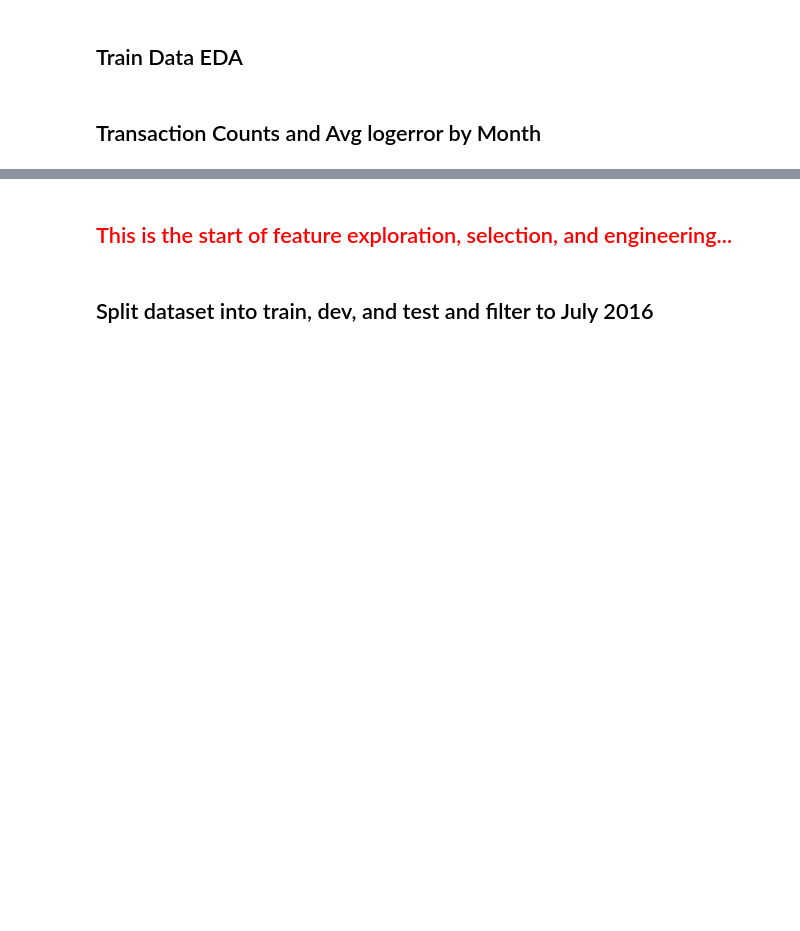
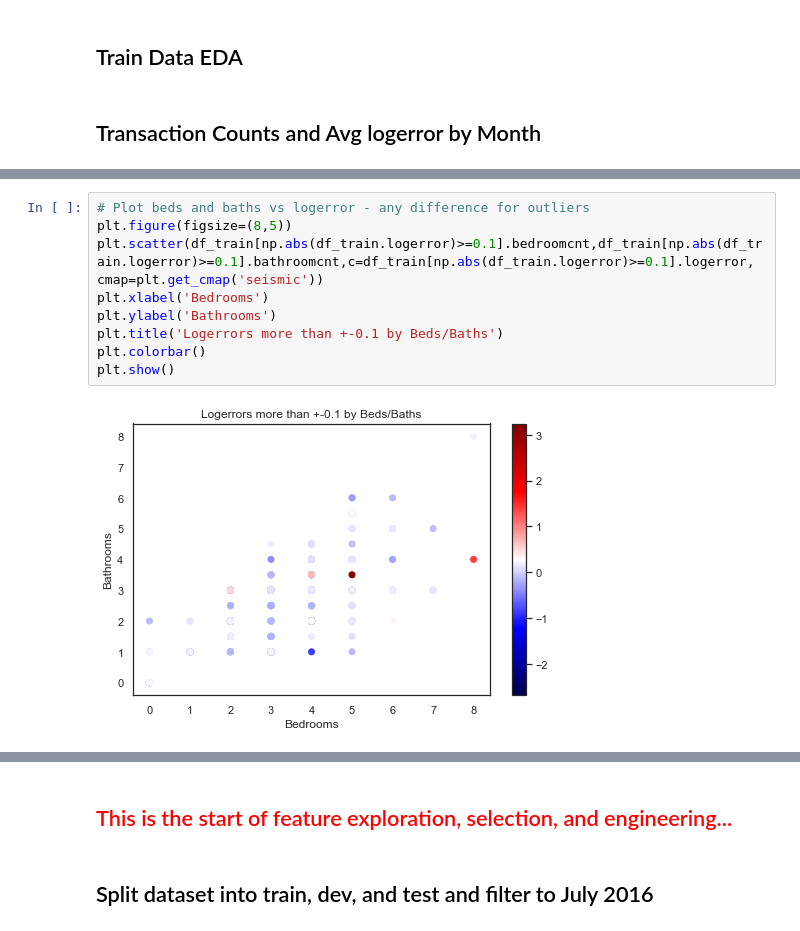
Before and after one commit to AustinDoolittle/W207-Final-Project, a Jupyter notebook: combined_eda.ipynb, the cells around one changed output, grey strips where cells are left out. Cells and saved outputs as stored; diff of their text form; blank space fills up the shorter version.

```diff
--- a/combined_eda.ipynb
+++ b/combined_eda.ipynb
@@ -599,0 +600,11 @@ plt.show()
+# %%
+# Plot beds and baths vs logerror - any difference for outliers
+plt.figure(figsize=(8,5))
+plt.scatter(df_train[np.abs(df_train.logerror)>=0.1].bedroomcnt,df_train[np.abs(df_train.logerror)>=0.1].bathroomcnt,c=df_train[np.abs(df_train.logerror)>=0.1].logerror, cmap=plt.get_cmap('seismic'))
+plt.xlabel('Bedrooms')
+plt.ylabel('Bathrooms')
+plt.title('Logerrors more than +-0.1 by Beds/Baths')
+plt.colorbar()
+plt.show()
+# %% [output]
+[figure, added]
```
Also changed, not shown: parts of 2 cells of this notebook.
